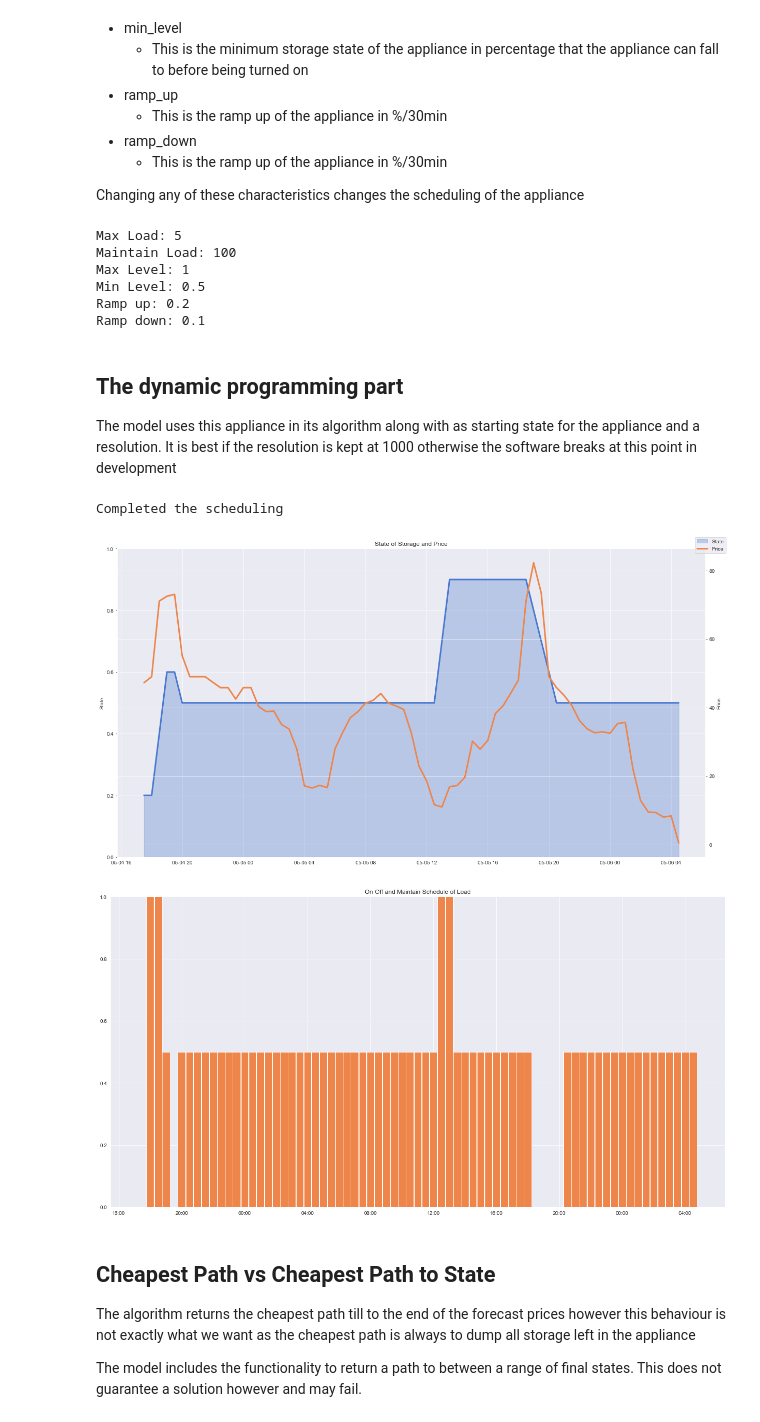
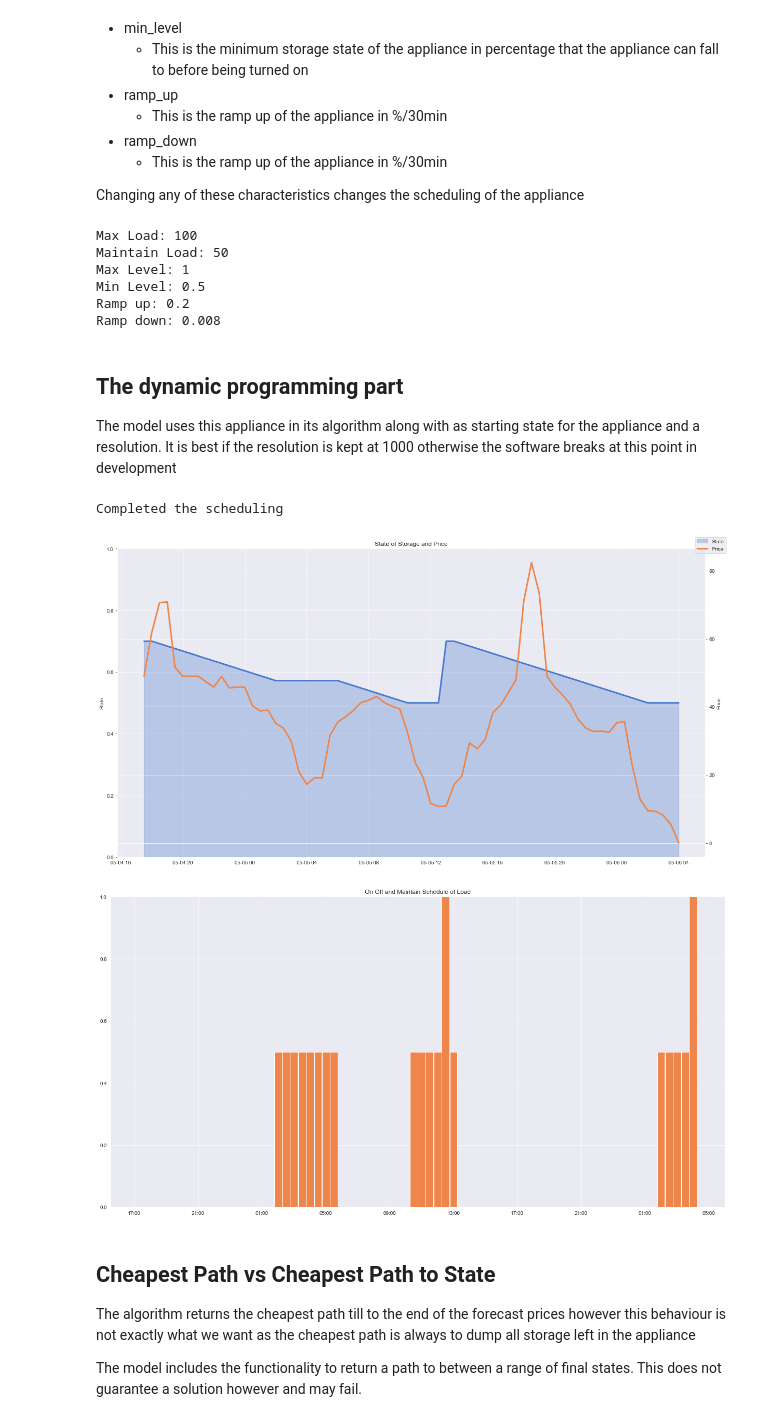
Before and after one commit to Cameron-Gan/ELEC9715_Project, a Jupyter notebook: finalNotebook.ipynb, the cells around one changed output. Cells and saved outputs as stored; diff of their text form; code cells hidden in the pictures.

```diff
--- a/finalNotebook.ipynb
+++ b/finalNotebook.ipynb
@@ -49,23 +49,23 @@ Changing any of these characteristics changes the scheduling of the appliance
 # %%
 from projectCode.appliance import Appliance
 
-max_load = 5
-maintain_load = 100
+max_load = 100
+maintain_load = 50
 max_level = 1
 min_level = 0.5
 ramp_up = 0.2
-ramp_down = 0.1
+ramp_down = 0.008
 
 app = Appliance(max_load, maintain_load, max_level, min_level, ramp_up, ramp_down)
 
 app.print()
 # %% [output]
-Max Load: 5
-Maintain Load: 100
+Max Load: 100
+Maintain Load: 50
 Max Level: 1
 Min Level: 0.5
 Ramp up: 0.2
-Ramp down: 0.1
+Ramp down: 0.008
 # %% [markdown]
 ## The dynamic programming part
 
@@ -75,25 +75,25 @@ kept at 1000 otherwise the software breaks at this point in development
 # %%
 from projectCode.model import Model
 from projectCode.charts import show_load_schedule, show_state_price
 
-start_percentage = 0.2
+start_percentage = 0.7
 state = 'SA1'
 n = 1000
 
 our_model = Model(start_percentage, n, app, state)
 
 our_model.run_model()
 
 print('Completed the scheduling')
 
 our_model.get_cheapest_path()
 
 show_state_price(our_model)
 show_load_schedule(our_model)
 # %% [output]
 Completed the scheduling
-[figure, old version]
+[figure, new version]
-[figure, old version]
+[figure, new version]
 # %% [markdown]
 ## Cheapest Path vs Cheapest Path to State
 The algorithm returns the cheapest path till to the end of the forecast prices however this
```
Also changed, not shown: parts of 1 cell of this notebook.
